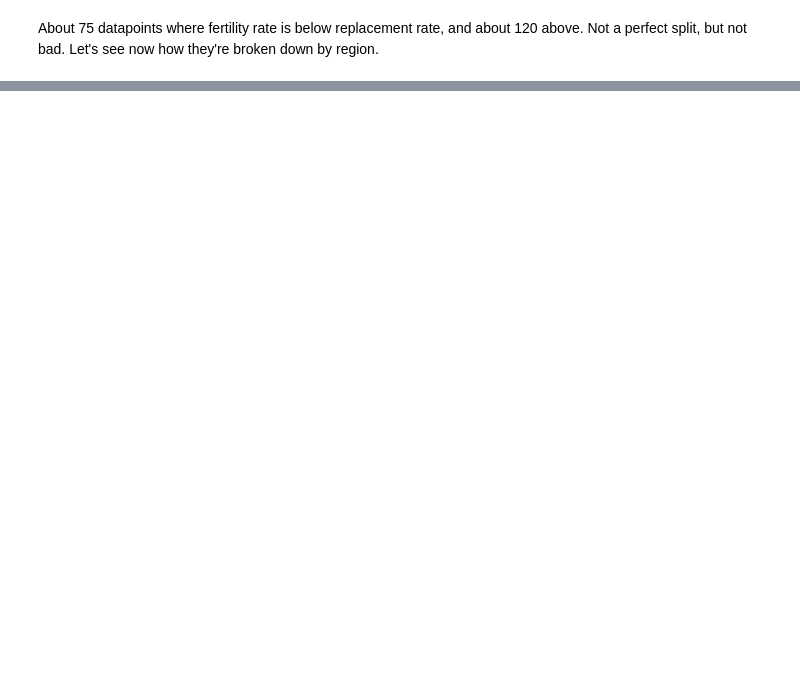
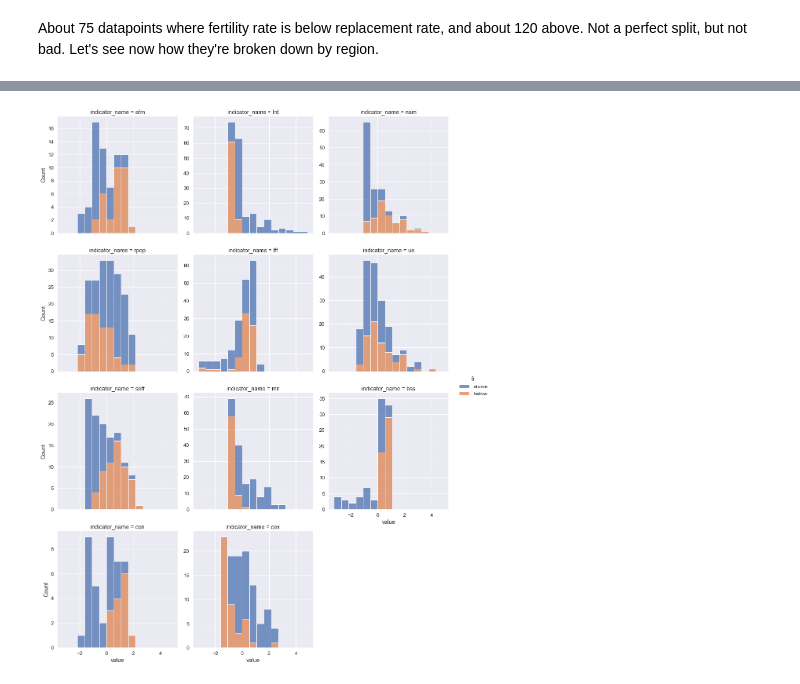
Before and after one commit to robhanusa/Fertility-Rates, a Jupyter notebook: Analysis.ipynb, the cells around one changed output, grey strips where cells are left out. Saved outputs shown, nothing was run; the diff lists cells and outputs as text; code cells hidden in the pictures; blank space fills up the shorter version.

```diff
--- a/Analysis.ipynb
+++ b/Analysis.ipynb
@@ -174,0 +183,17 @@ plt.xticks(rotation=60);
+# %%
+from sklearn.preprocessing import StandardScaler
+
+#create a separate dataset so we preserve the original for later
+data_allscaled = data
+
+scaler_all = StandardScaler()
+scaler_all.fit(data_allscaled[numeric_ind])
+data_allscaled[numeric_ind] = scaler_all.transform(data_allscaled[numeric_ind])
+
+#sns.histplot(data=data, x='afm', hue="fr", multiple="stack");
+data_tidy = pd.melt(data_allscaled, id_vars = 'fr', value_vars = numeric_ind)
+sns.displot(
+    data_tidy, x="value", col="indicator_name", hue='fr', multiple="stack", col_wrap = 3, bins = 15,
+    facet_kws=dict(sharey=False));
+# %% [output]
+[figure, added]
```
Also changed, not shown: parts of 12 cells of this notebook.
